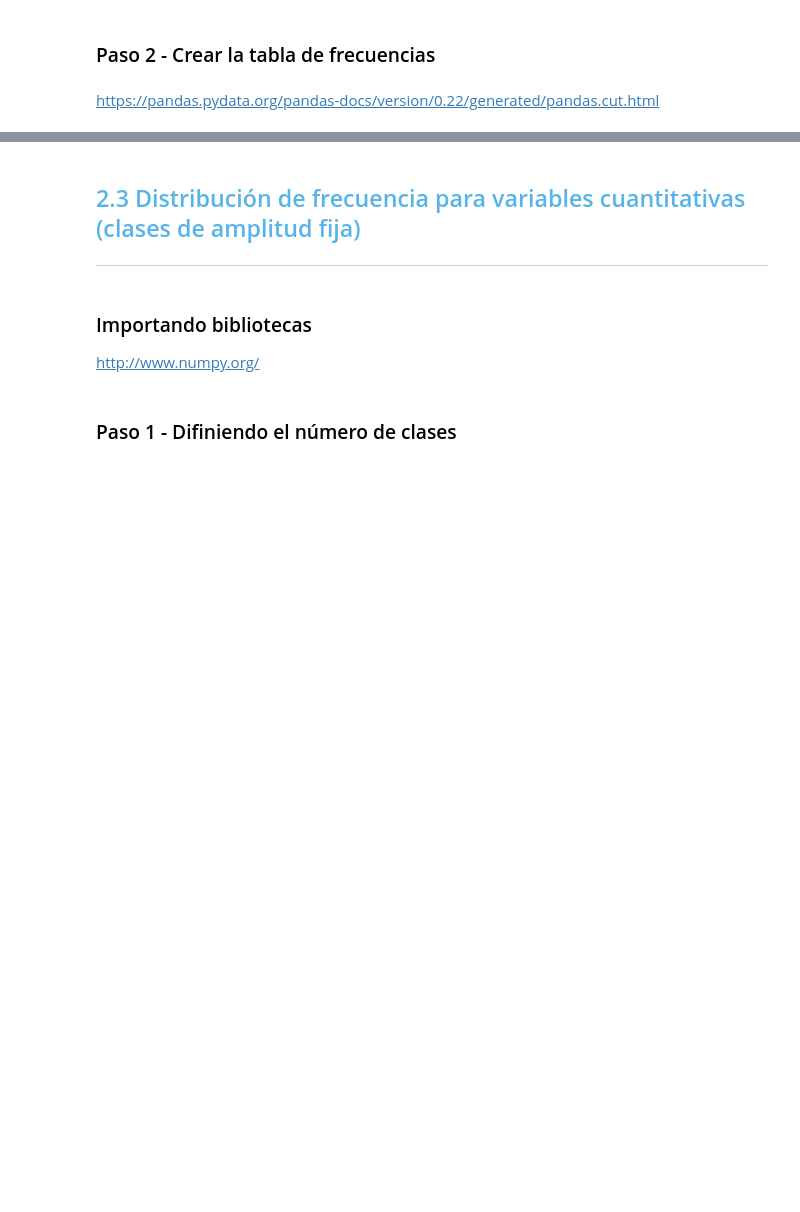
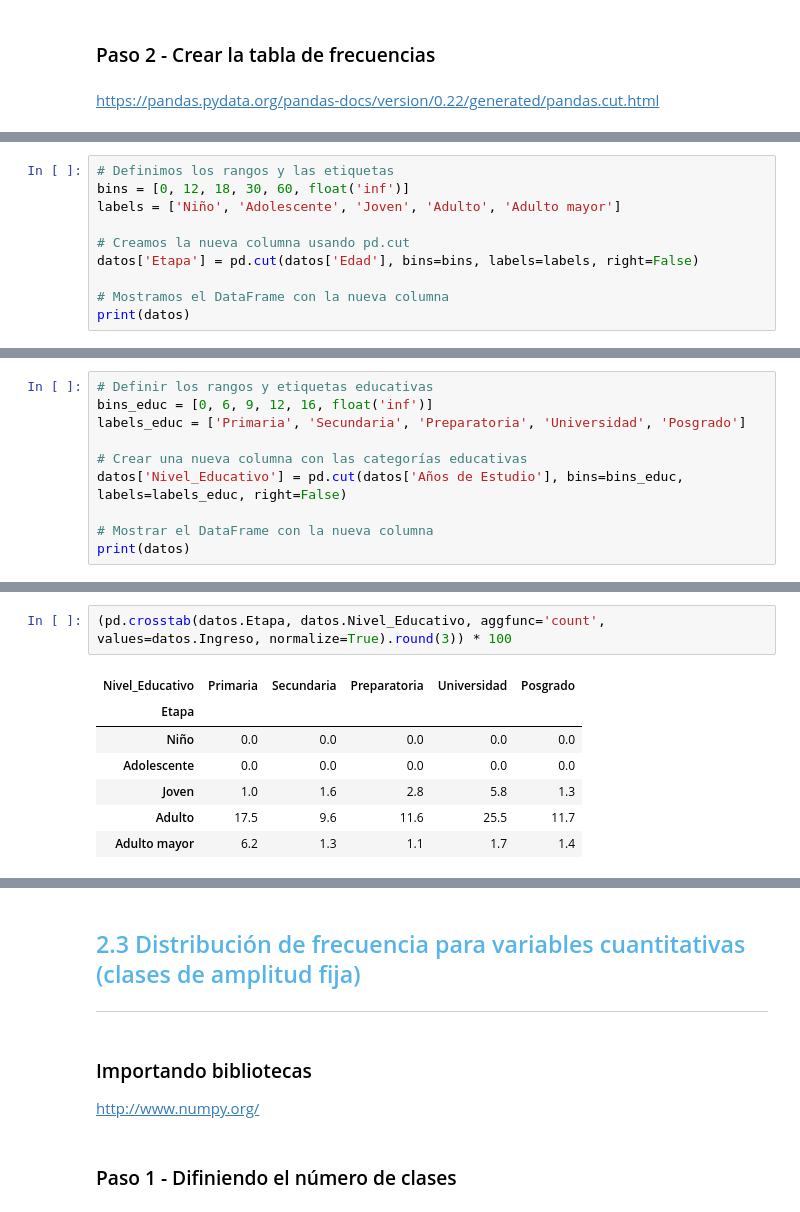
Before and after one commit to MyAppsTest/Estadistica_con_Python, a Jupyter notebook: Curso_de_Estadística_con_Python_1.ipynb, the cells around one changed output, grey strips where cells are left out. Drawn from its saved outputs; the diff is of its cells as text; blank space fills up the shorter version.

```diff
--- a/Curso_de_Estadística_con_Python_1.ipynb
+++ b/Curso_de_Estadística_con_Python_1.ipynb
@@ -352,0 +414,10 @@ https://pandas.pydata.org/pandas-docs/version/0.22/generated/pandas.cut.html
+# %%
+# Definimos los rangos y las etiquetas
+bins = [0, 12, 18, 30, 60, float('inf')]
+labels = ['Niño', 'Adolescente', 'Joven', 'Adulto', 'Adulto mayor']
+
+# Creamos la nueva columna usando pd.cut
+datos['Etapa'] = pd.cut(datos['Edad'], bins=bins, labels=labels, right=False)
+
+# Mostramos el DataFrame con la nueva columna
+print(datos)
@@ -352,0 +439,10 @@ https://pandas.pydata.org/pandas-docs/version/0.22/generated/pandas.cut.html
+# %%
+# Definir los rangos y etiquetas educativas
+bins_educ = [0, 6, 9, 12, 16, float('inf')]
+labels_educ = ['Primaria', 'Secundaria', 'Preparatoria', 'Universidad', 'Posgrado']
+
+# Crear una nueva columna con las categorías educativas
+datos['Nivel_Educativo'] = pd.cut(datos['Años de Estudio'], bins=bins_educ, labels=labels_educ, right=False)
+
+# Mostrar el DataFrame con la nueva columna
+print(datos)
@@ -352,0 +467,10 @@ https://pandas.pydata.org/pandas-docs/version/0.22/generated/pandas.cut.html
+# %%
+(pd.crosstab(datos.Etapa, datos.Nivel_Educativo, aggfunc='count', values=datos.Ingreso, normalize=True).round(3)) * 100
+# %% [output]
+| Nivel_Educativo | Primaria | Secundaria | Preparatoria | Universidad | Posgrado |
+| Etapa |  |  |  |  |  |
+| Niño | 0.0 | 0.0 | 0.0 | 0.0 | 0.0 |
+| Adolescente | 0.0 | 0.0 | 0.0 | 0.0 | 0.0 |
+| Joven | 1.0 | 1.6 | 2.8 | 5.8 | 1.3 |
+| Adulto | 17.5 | 9.6 | 11.6 | 25.5 | 11.7 |
+| Adulto mayor | 6.2 | 1.3 | 1.1 | 1.7 | 1.4 |
```
Also changed, not shown: parts of 18 cells of this notebook.
